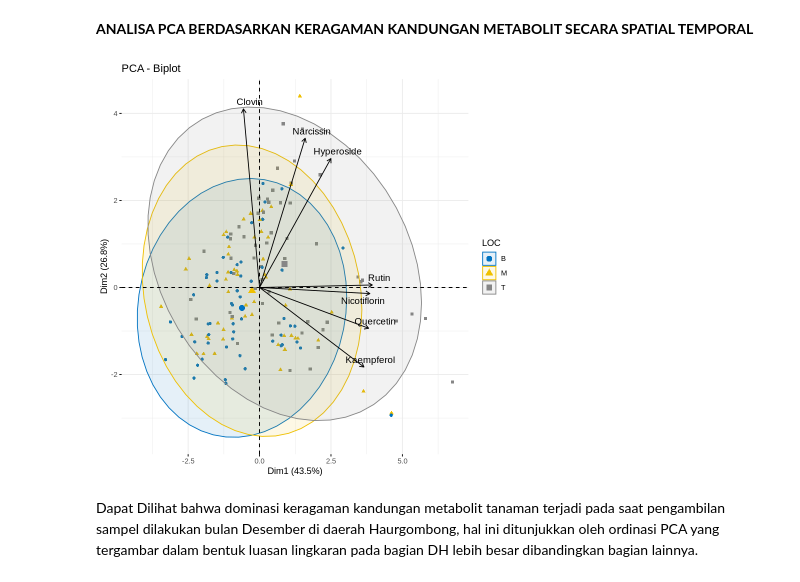
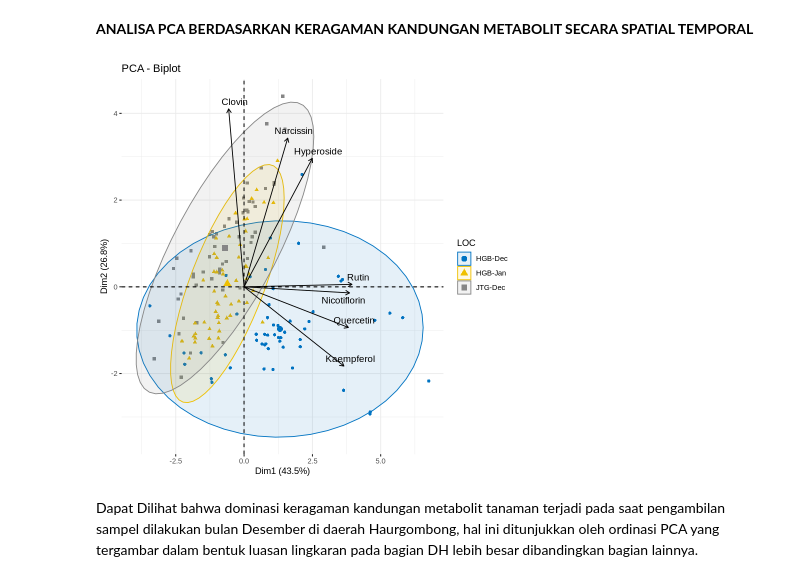
Before and after one commit to andrewrudnell/Data-analytic-Pak-Agung-, a Jupyter notebook: Data_pak_Agung_Metabolobic_Analytic_(TPC_TFC).ipynb, the cells around one changed output. Drawn from its saved outputs; the diff is of its cells as text; code cells hidden in the pictures.

```diff
--- a/Data_pak_Agung_Metabolobic_Analytic_(TPC_TFC).ipynb
+++ b/Data_pak_Agung_Metabolobic_Analytic_(TPC_TFC).ipynb
@@ -172,12 +172,12 @@ Dapat Dilihat bahwa dominasi keragaman kandungan metabolit tanaman terjadi pada
 **ANALISA PCA BERDASARKAN KERAGAMAN KANDUNGAN METABOLIT SECARA SPATIAL TEMPORAL**
 # %%
 fviz_pca_biplot(iris.pca,
-                col.ind = df$Position, palette = "jco",
+                col.ind = df$Loc, palette = "jco",
                 addEllipses = TRUE, label = "var",
                 col.var = "black", repel = TRUE,
                 legend.title = "LOC")
 # %% [output]
-[figure, old version]
+[figure, new version]
 # %% [markdown]
 Dapat Dilihat bahwa dominasi keragaman kandungan metabolit tanaman terjadi pada saat pengambilan sampel dilakukan bulan Desember di daerah Haurgombong, hal ini ditunjukkan oleh ordinasi PCA yang tergambar dalam bentuk luasan lingkaran pada bagian DH lebih besar dibandingkan bagian lainnya.
 # %%
```
Also changed, not shown: parts of 8 cells of this notebook.
